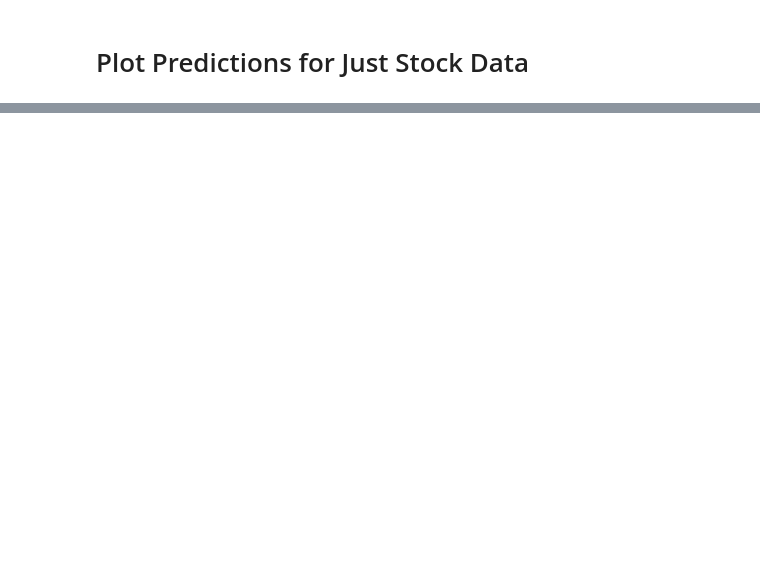
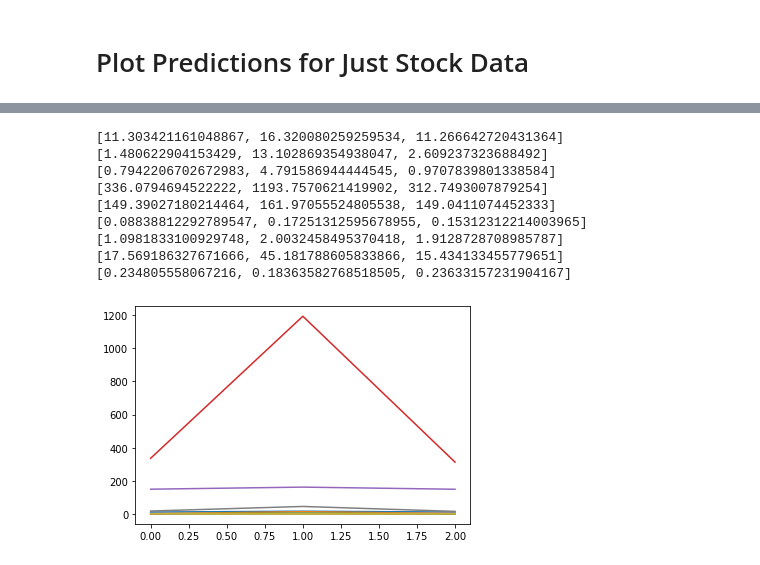
Before and after one commit to edwjchen/StockExploration, a Jupyter notebook: stockbot-hourly.ipynb, the cells around one changed output, grey strips where cells are left out. Cells and saved outputs as stored; diff of their text form; code cells hidden in the pictures; blank space fills up the shorter version.

```diff
--- a/stockbot-hourly.ipynb
+++ b/stockbot-hourly.ipynb
@@ -632,0 +802,24 @@ print(MSE_companies)
+# %%
+def values(dictionary):
+    vals = []
+    for val in dictionary:
+        vals.append(dictionary[val])
+    return vals
+# %%
+fig1, ax = plt.subplots()
+for company in companies:
+    ax.plot(values(MSE_companies[company]))
+    ax.set_ylabel('MSE Test')
+    #ax.set_xlabel('')
+    ax.set_title('MSE Test v. Subset of Predictors')
+# %% [output]
+[11.303421161048867, 16.320080259259534, 11.266642720431364]
+[1.480622904153429, 13.102869354938047, 2.609237323688492]
+[0.7942206702672983, 4.791586944444545, 0.9707839801338584]
+[336.0794694522222, 1193.7570621419902, 312.7493007879254]
+[149.39027180214464, 161.97055524805538, 149.0411074452333]
+[0.08838812292789547, 0.17251312595678955, 0.15312312214003965]
+[1.0981833100929748, 2.0032458495370418, 1.9128728708985787]
+[17.569186327671666, 45.181788605833866, 15.434133455779651]
+[0.234805558067216, 0.18363582768518505, 0.23633157231904167]
+[figure, added]
```
Also changed, not shown: parts of 16 cells of this notebook, 11 other files.
